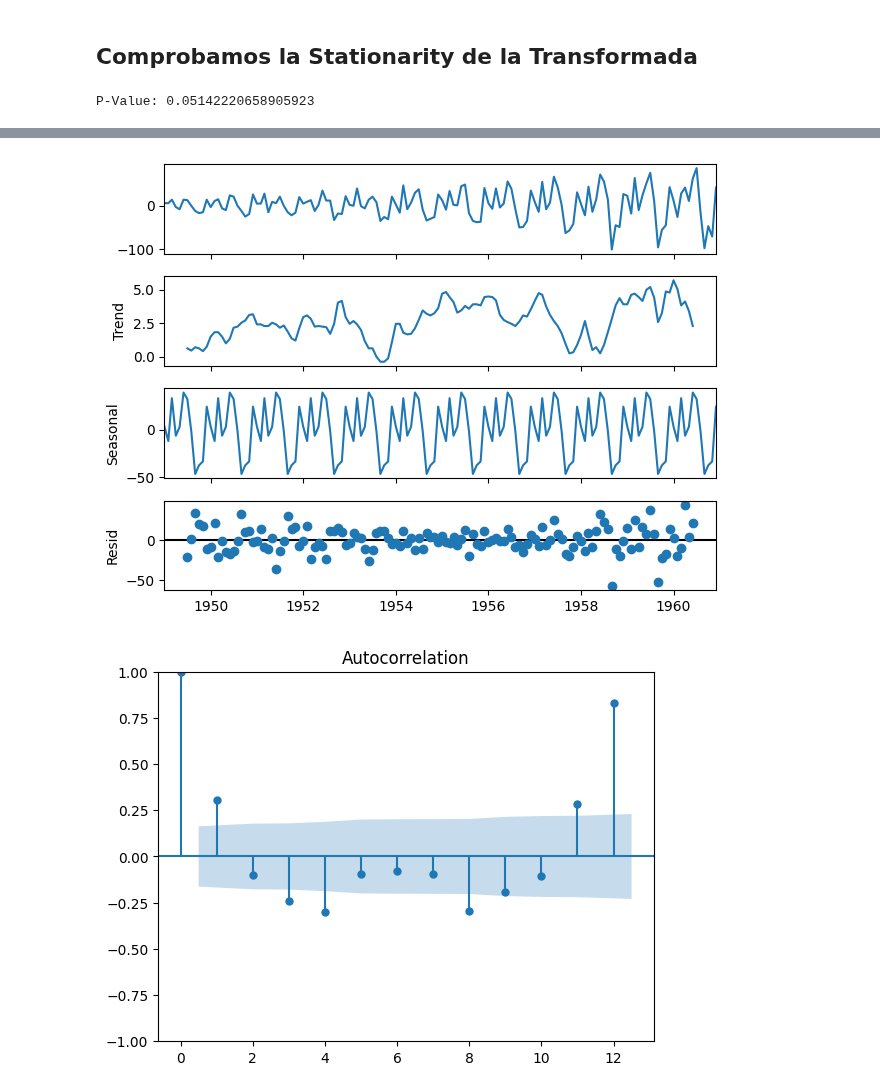
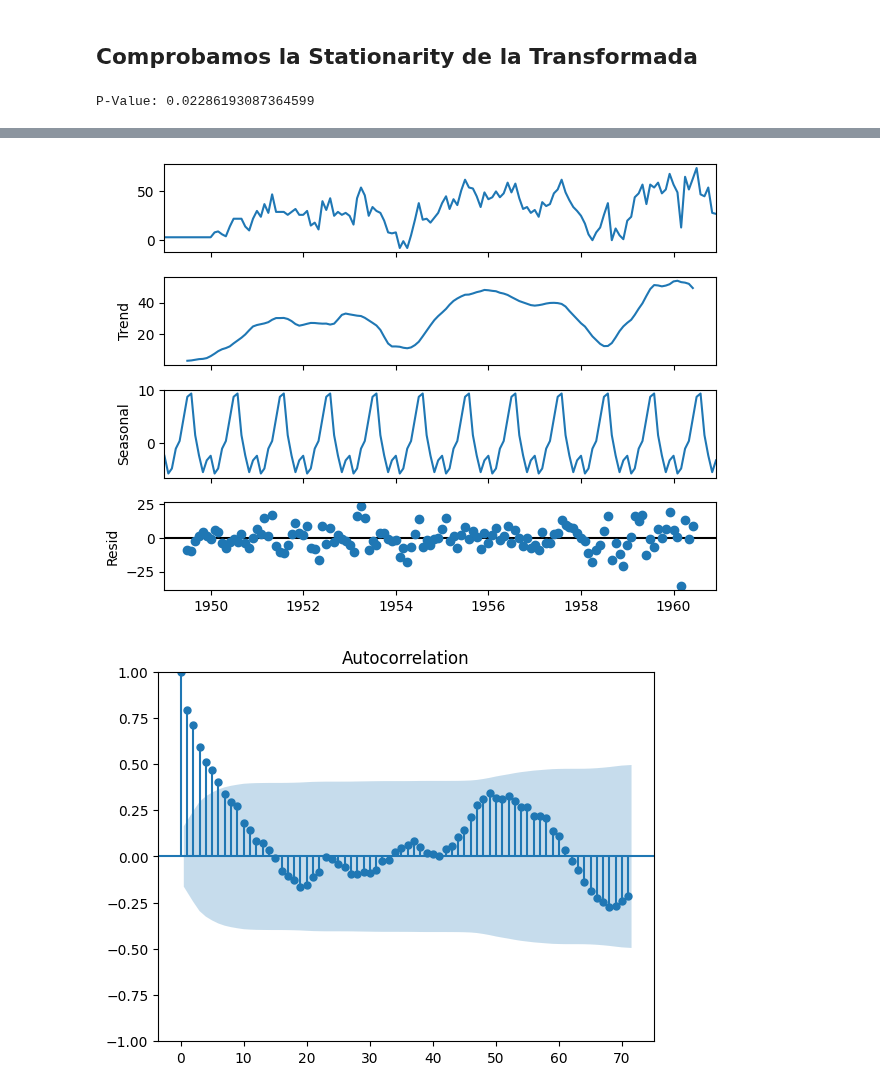
Before and after one commit to AndresMontesDeOca/TimeSeries, a Jupyter notebook: Machete_TS.ipynb, the cells around one changed output, grey strips where cells are left out. Cells and saved outputs as stored; diff of their text form; code cells hidden in the pictures.

```diff
--- a/Machete_TS.ipynb
+++ b/Machete_TS.ipynb
@@ -154,7 +154,7 @@ plt.show()
 # %%
 # Creo una funcion para unificar todos los distintos tests
 from statsmodels.tsa.stattools import adfuller
-from statsmodels.graphics.tsaplots import plot_acf
+from statsmodels.graphics.tsaplots import plot_acf, plot_pacf
 
 def StationarityTest (df, period):
   # Guardo el nombre de la Serie
@@ -171,19 +171,27 @@ def StationarityTest (df, period):
   plt.show()
 
   # Seasonal Decompose
-  df_dec = seasonal_decompose(df, model='aditive')
+  df_dec = seasonal_decompose(df, model='aditive', period=period)
   df_dec.plot()
 
   # ACF Autocorrelation Test
-  plot_acf(df, lags=period)
+  plot_acf(df, lags=int(df.shape[0]/2 - 1))
   plt.show()
 
+  # PACF Partial-Autocorrelation Test
+  plot_pacf(df, lags=int(df.shape[0]/2 - 1))
+  plt.show()
   return None
 # %% [markdown]
 ## Aplicamos una Transformacion y la Graficamos
 # %%
-# Calculamos la diferencia con el anterior
-data_t1 = data.diff(1).fillna(method='bfill').rename(columns={'#Passengers':'Diff'})
+# Calculamos la diferencia simple con el anterior
+data_t1 = data.diff().fillna(method='bfill').rename(columns={'#Passengers':'Diff'})
+# Elimina el Trend, pero contunia con Estacionalidad
+
+# Calculamos la diferencia estacional (12 meses) con el anterior
+data_t12 = data.diff(12).fillna(method='bfill').rename(columns={'#Passengers':'Diff'})
+# Elimina ambos, Trend y Estacionalidad
 
 # Graficamos la Serie transformada
 data_t1.plot()
@@ -194,6 +202,6 @@ plt.show()
 ## Comprobamos la Stationarity de la Transformada
 # %%
 # Comprobamos su Stationarity
-StationarityTest(data_t1, 12)
+StationarityTest(data_t12, 12)
 # %% [output]
-P-Value: 0.05142220658905923
+P-Value: 0.02286193087364599
@@ -201,2 +209,2 @@ P-Value: 0.05142220658905923
-[figure, old version]
+[figure, new version]
-[figure, old version]
+[figure, new version]
```
Also changed, not shown: parts of 9 cells of this notebook.
